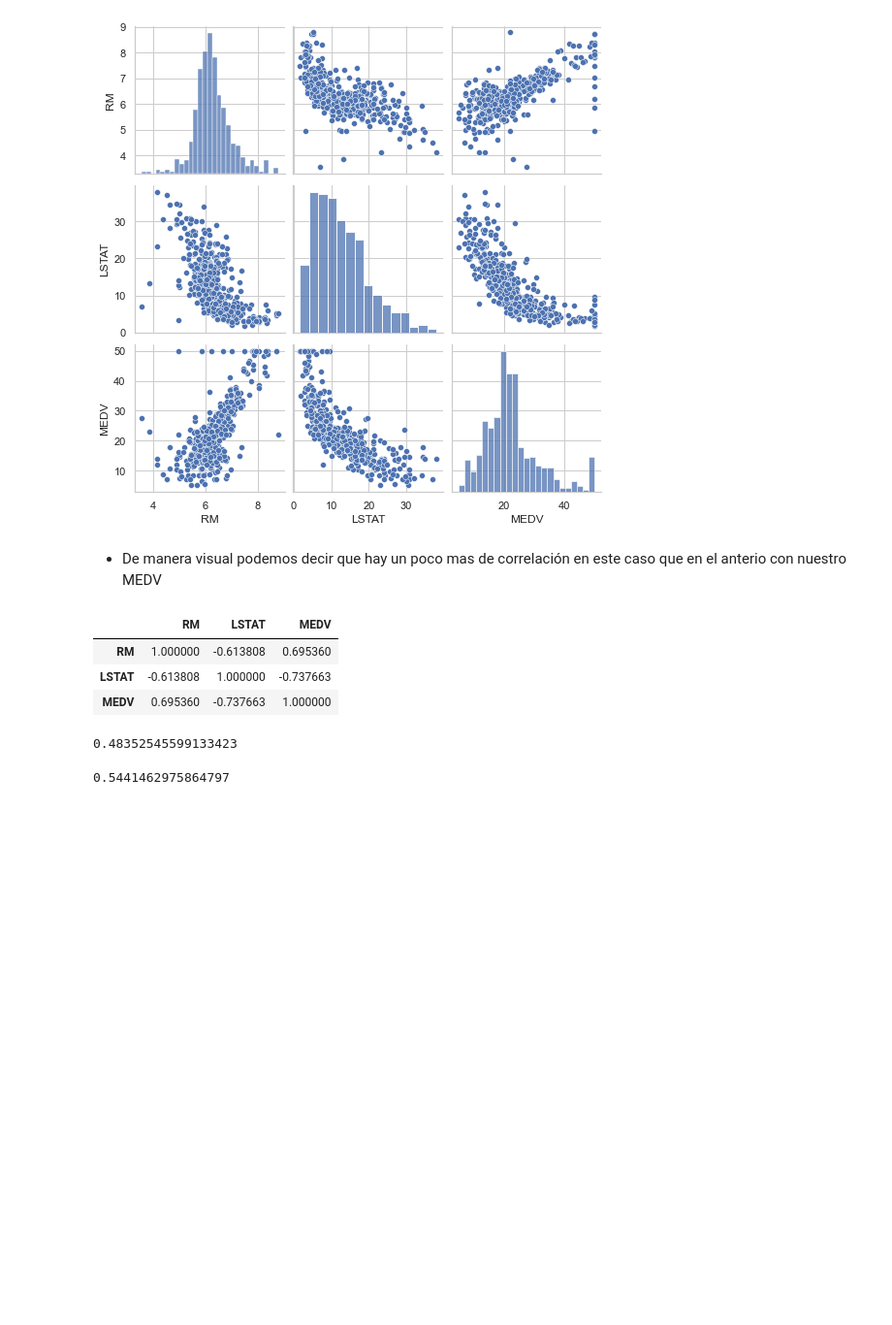
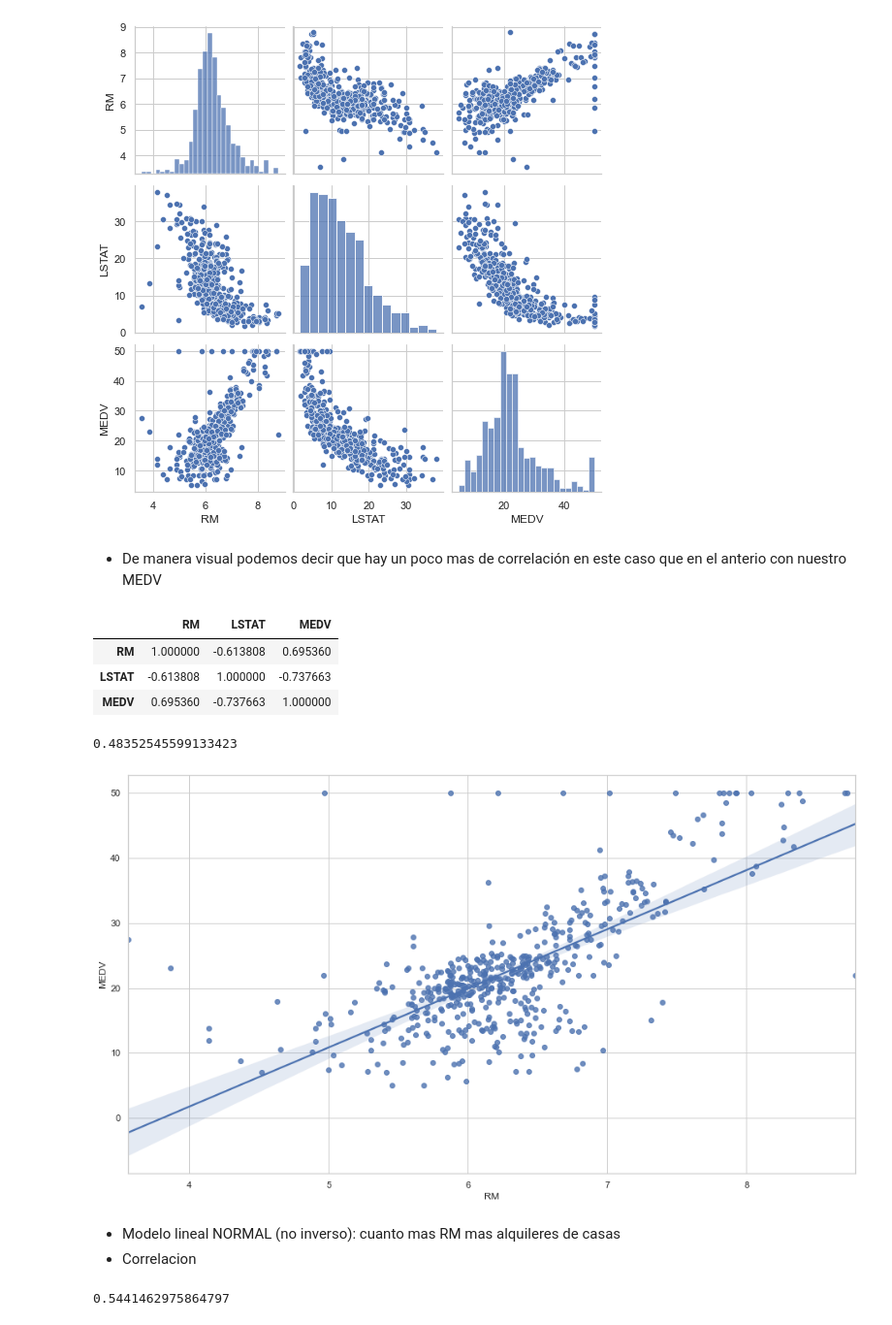
Before and after one commit to leticia-sobrino/linear-regression-boston-housing, a Jupyter notebook: mini-project.ipynb, the cells around one changed output. Shown at 97% size. Cells and saved outputs as stored; diff of their text form; code cells hidden in the pictures; blank space fills up the shorter version.

```diff
--- a/mini-project.ipynb
+++ b/mini-project.ipynb
@@ -196,6 +210,13 @@ corr_RM = smf.ols('MEDV ~ RM', data=boston).fit().rsquared
 corr_RM
 # %% [output]
 0.48352545599133423
+# %%
+sns.regplot(x='RM', y='MEDV', data=boston);
+# %% [output]
+[figure, added]
+# %% [markdown]
+* Modelo lineal NORMAL (no inverso): cuanto mas RM mas alquileres de casas
+* Correlacion
 # %%
 corr_LSTAT = smf.ols('MEDV ~ LSTAT', data=boston).fit().rsquared
 corr_LSTAT
```
Also changed, not shown: parts of 6 cells of this notebook.
